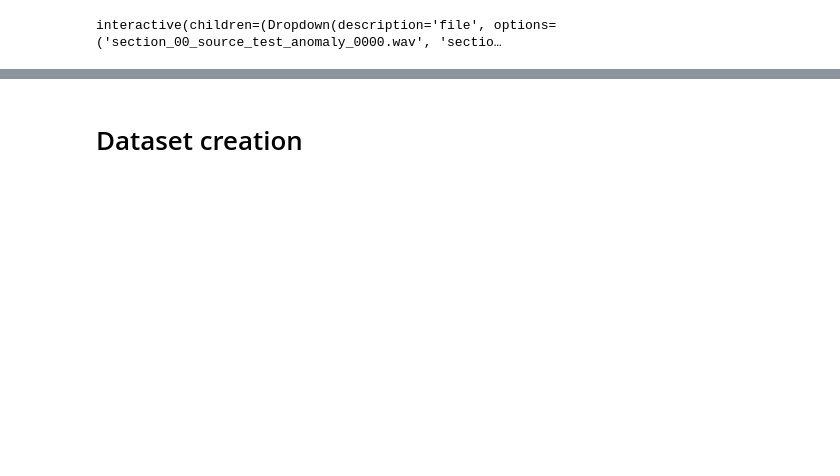
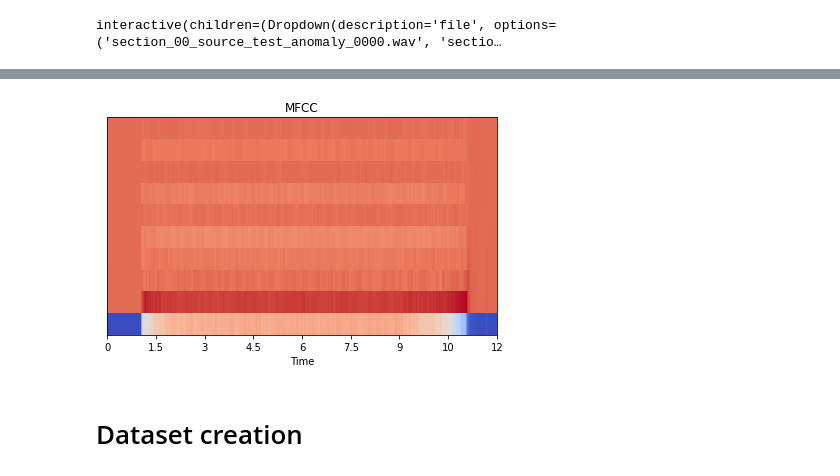
Before and after one commit to AlinaGolkina/sound-anomaly-detection, a Jupyter notebook: notebooks/MIMII_DUE_main_algorithms.ipynb, the cells around one changed output, grey strips where cells are left out. Cells and saved outputs as stored; diff of their text form; code cells hidden in the pictures; blank space fills up the shorter version.

```diff
--- a/notebooks/MIMII_DUE_main_algorithms.ipynb
+++ b/notebooks/MIMII_DUE_main_algorithms.ipynb
@@ -117,2 +158,7 @@ interactive(children=(Dropdown(description='file', options=('section_00_source_t
+# %%
+# ToyAdmos anomaly sound
+plot_MFFC_from_audio(anomaly_example_ToyAdm, 10)
+# %% [output]
+[figure, added]
 # %% [markdown]
 # Dataset creation
```
Also changed, not shown: parts of 51 cells of this notebook.
